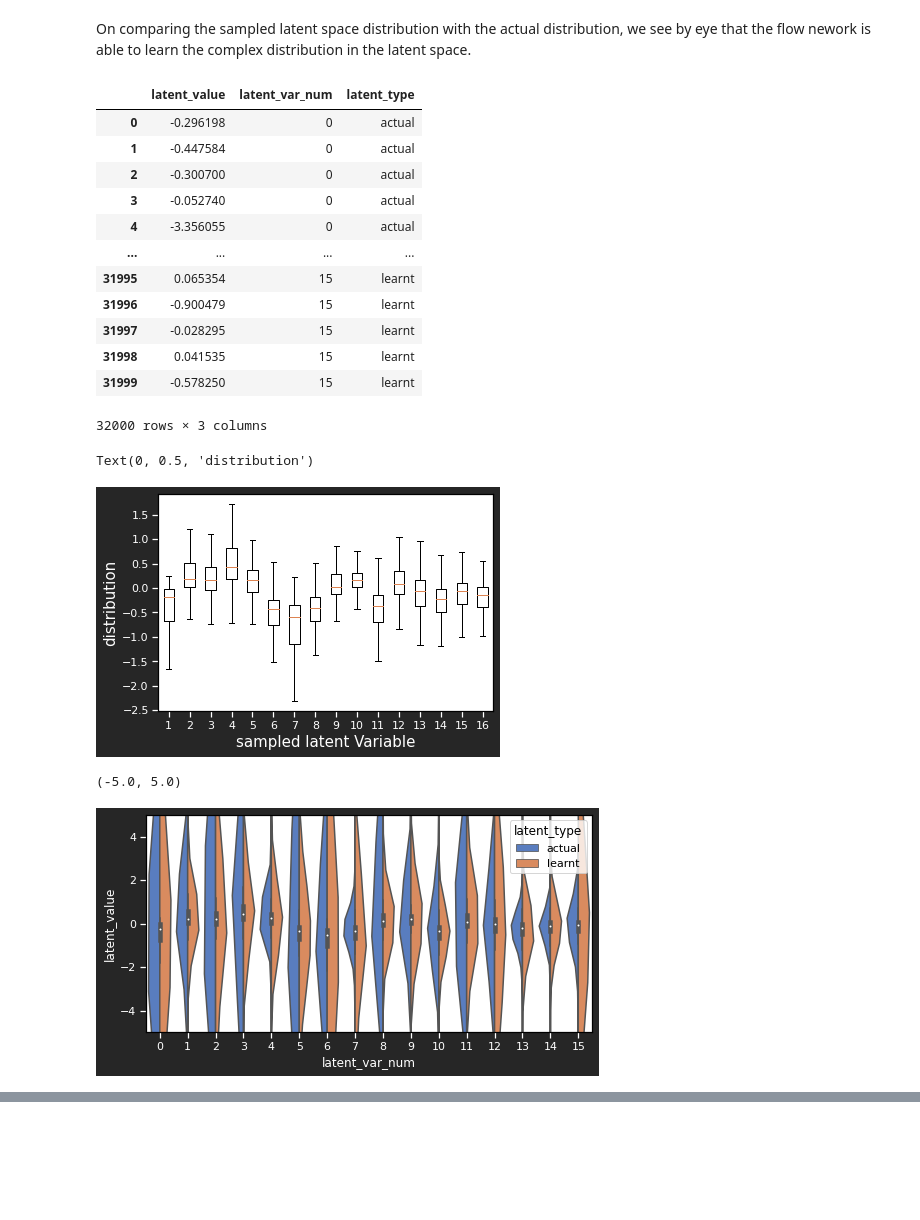
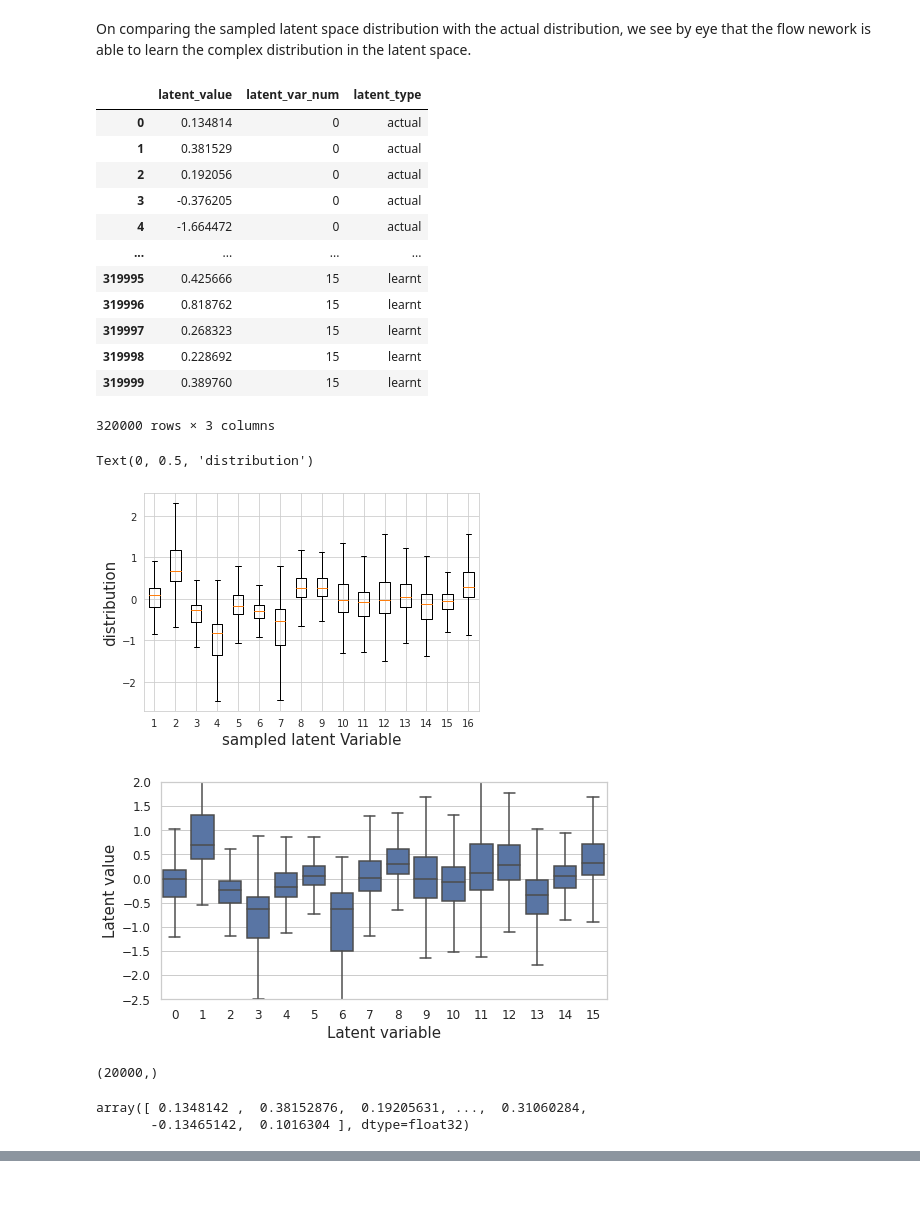
Before and after one commit to b-biswas/MADNESS-legacy, a Jupyter notebook: notebooks/basic_tests.ipynb, the cells around one changed output, grey strips where cells are left out. Drawn from its saved outputs; the diff is of its cells as text; code cells hidden in the pictures; blank space fills up the shorter version.

```diff
--- a/notebooks/basic_tests.ipynb
+++ b/notebooks/basic_tests.ipynb
@@ -116,15 +113,17 @@ If the VAE is able to correctly reconstruct images, we can conclude that the dec
 # %%
 tf.get_logger().setLevel('ERROR')
 model_vae_output_isolated = flow_net.vae_model(images_blended_normed)
-model_vae_output_isolated = model_vae_output_isolated.mean()
+model_vae_output_isolated = model_vae_output_isolated
 # %%
-sns.set_theme(style={"axes.grid": False,
-                     'axes.labelcolor': 'white',
-                     'figure.facecolor': '.15',
-                     'xtick.color': 'white',
-                     'ytick.color': 'white',
-                     'text.color': 'white',
-                     'image.cmap': 'viridis',})
+# sns.set_theme(style={"axes.grid": False,
+#                      'axes.labelcolor': 'white',
+#                      'figure.facecolor': '.15',
+#                      'xtick.color': 'white',
+#                      'ytick.color': 'white',
+#                      'text.color': 'white',
+#                      'image.cmap': 'viridis',})
+
+sns.set_style("whitegrid")
 
 fig, axs = plt.subplots(10, 3, figsize=(10,30))
 
@@ -163,7 +162,7 @@ In this section we aim to study the latent space distribution of galaxies as lea
 images = np.load(validation_path_isolated_gal[0], allow_pickle=True)
 # %%
 latent_vars = []
-for i in range(10):
+for i in range(100):
     images_i = np.load(validation_path_isolated_gal[i], allow_pickle=True)
     images_isolated_normed = np.array(np.array(images_i['isolated_gal_stamps'].tolist()))/linear_norm_coeff
     #images_isolated_normed = np.transpose(images_isolated_normed, axes=(0, 2, 3, 1))
@@ -269,33 +274,46 @@ df_plot = pd.DataFrame(df_plot)
 df_plot
 # %% [output]
 |  | latent_value | latent_var_num | latent_type |
-| 0 | -0.296198 | 0 | actual |
-| 1 | -0.447584 | 0 | actual |
-| 2 | -0.300700 | 0 | actual |
-| 3 | -0.052740 | 0 | actual |
-| 4 | -3.356055 | 0 | actual |
+| 0 | 0.134814 | 0 | actual |
+| 1 | 0.381529 | 0 | actual |
+| 2 | 0.192056 | 0 | actual |
+| 3 | -0.376205 | 0 | actual |
+| 4 | -1.664472 | 0 | actual |
 | ... | ... | ... | ... |
-| 31995 | 0.065354 | 15 | learnt |
-| 31996 | -0.900479 | 15 | learnt |
-| 31997 | -0.028295 | 15 | learnt |
-| 31998 | 0.041535 | 15 | learnt |
-| 31999 | -0.578250 | 15 | learnt |
+| 319995 | 0.425666 | 15 | learnt |
+| 319996 | 0.818762 | 15 | learnt |
+| 319997 | 0.268323 | 15 | learnt |
+| 319998 | 0.228692 | 15 | learnt |
+| 319999 | 0.389760 | 15 | learnt |
-32000 rows × 3 columns
+320000 rows × 3 columns
 # %%
 plt.boxplot(sampled_latent_vars_list, showfliers=False);
 plt.xlabel("sampled latent Variable", fontsize=15)
 plt.ylabel("distribution", fontsize=15)
 # %% [output]
 Text(0, 0.5, 'distribution')
-[figure, old version]
+[figure, new version]
 # %%
 import seaborn as sns
 # %%
 sns.set_theme(style={'text.color': 'black'})
 f, ax = plt.subplots(figsize=(8, 4))
-ax = sns.violinplot(x="latent_var_num", y="latent_value", hue="latent_type",
-                    data=df_plot, palette="muted", split=True, scale="width", scale_hue=False)
-ax.set_ylim(-5,5)
+ax = sns.boxplot(data=df_plot[df_plot["latent_type"]=="actual"], x="latent_var_num", y="latent_value", showfliers=False, color="b")
+ax.set_ylim(-2.5,2,5)
+ax.tick_params(axis='both', which='major', labelsize=12)
+ax.set_xlabel("Latent variable", fontsize=15)
+ax.set_ylabel("Latent value", fontsize=15)
+
+plt.savefig("results/latent_boxplot")
+plt.savefig("results/latent_boxplot.pdf", bbox_inches = 'tight')
 # %% [output]
-(-5.0, 5.0)
-[figure, old version]
+[figure, new version]
+# %%
+np.shape(np.concatenate((latent_vars_list[0], sampled_latent_vars_list[0])))
+# %% [output]
+(20000,)
+# %%
+latent_vars_list[0]
+# %% [output]
+array([ 0.1348142 ,  0.38152876,  0.19205631, ...,  0.31060284,
+       -0.13465142,  0.1016304 ], dtype=float32)
```
Also changed, not shown: parts of 22 cells of this notebook, 10 other files.
